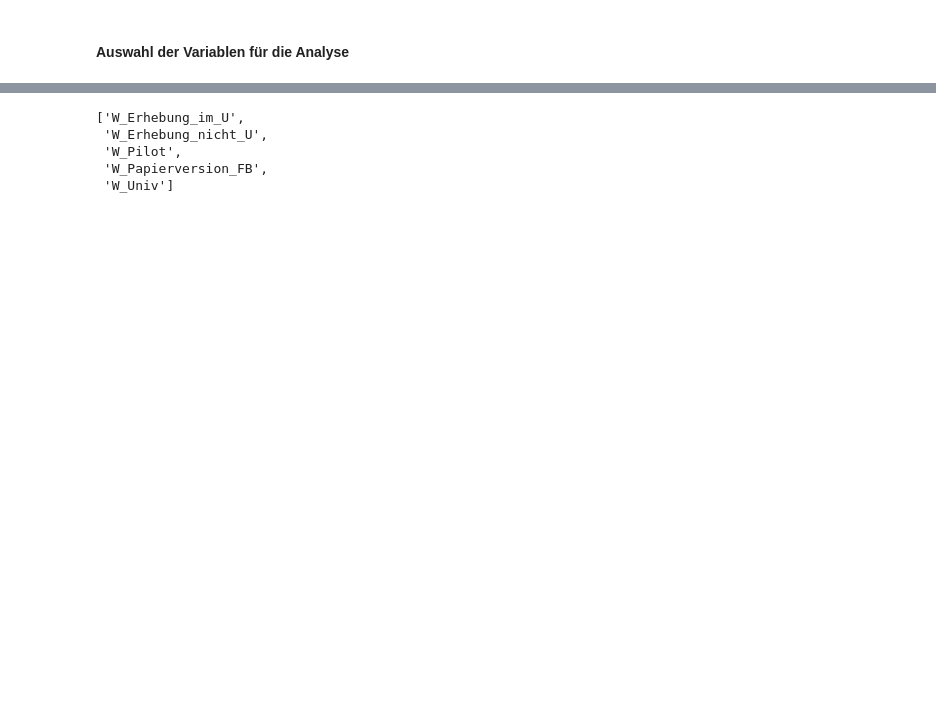
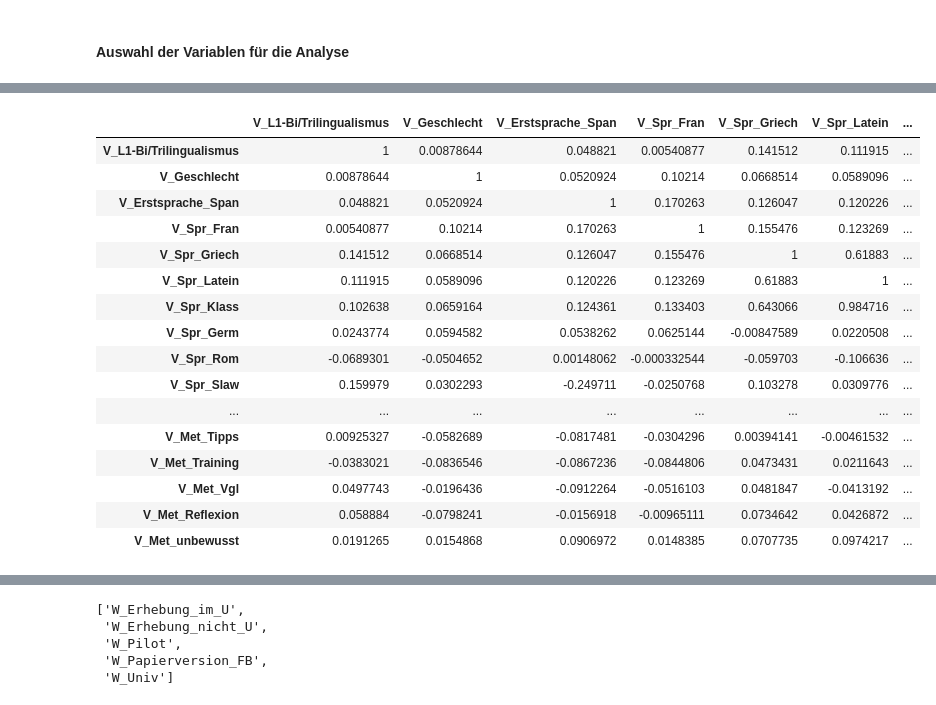
Before and after one commit to martinakienberger/Dissertation_LIS, a Jupyter notebook: Datenanalyse_Variablen.ipynb, the cells around one changed output, grey strips where cells are left out. Drawn from its saved outputs; the diff is of its cells as text; code cells hidden in the pictures; blank space fills up the shorter version.

```diff
--- a/Datenanalyse_Variablen.ipynb
+++ b/Datenanalyse_Variablen.ipynb
@@ -1239 +1217,28 @@ def df_spearman(data,lst):
+# %%
+Liste_Var1 = ['V_L1-Bi/Trilingualismus',
+ 'V_Geschlecht',
+ 'V_Erstsprache_Span',
+ 'V_Spr_Fran',
+ 'V_Spr_Griech',
+ 'V_Spr_Latein',
+    'V_Spr_Klass',
+ 'V_Spr_Germ',
+ 'V_Spr_Rom',
+ 'V_Spr_Slaw',
+ 'V_Spr_Asiat',
+ 'V_E_Schule_LL',
+ 'V_E_Schule_Eng',
+ 'V_E_Schule_Spr',
+ 'V_E_Univ_DK',
+ 'V_E_Univ_andere',
+ 'V_E_Sprachschule',
+ 'V_E_DK_aktuell',
+ 'V_E_Sozial',
+ 'V_E_autonom',
+ 'V_Met_Erkl',
+ 'V_Met_Tipps',
+ 'V_Met_Training',
+ 'V_Met_Vgl',
+ 'V_Met_Reflexion',
+ 'V_Met_unbewusst']
 # %%
@@ -1255,0 +1264,20 @@ Liste_Var.pop(7)
+# %%
+df_spearman(Daten,Liste_Var1)
+# %% [output]
+|  | V_L1-Bi/Trilingualismus | V_Geschlecht | V_Erstsprache_Span | V_Spr_Fran | V_Spr_Griech | V_Spr_Latein | ... |
+| V_L1-Bi/Trilingualismus | 1 | 0.00878644 | 0.048821 | 0.00540877 | 0.141512 | 0.111915 | ... |
+| V_Geschlecht | 0.00878644 | 1 | 0.0520924 | 0.10214 | 0.0668514 | 0.0589096 | ... |
+| V_Erstsprache_Span | 0.048821 | 0.0520924 | 1 | 0.170263 | 0.126047 | 0.120226 | ... |
+| V_Spr_Fran | 0.00540877 | 0.10214 | 0.170263 | 1 | 0.155476 | 0.123269 | ... |
+| V_Spr_Griech | 0.141512 | 0.0668514 | 0.126047 | 0.155476 | 1 | 0.61883 | ... |
+| V_Spr_Latein | 0.111915 | 0.0589096 | 0.120226 | 0.123269 | 0.61883 | 1 | ... |
+| V_Spr_Klass | 0.102638 | 0.0659164 | 0.124361 | 0.133403 | 0.643066 | 0.984716 | ... |
+| V_Spr_Germ | 0.0243774 | 0.0594582 | 0.0538262 | 0.0625144 | -0.00847589 | 0.0220508 | ... |
+| V_Spr_Rom | -0.0689301 | -0.0504652 | 0.00148062 | -0.000332544 | -0.059703 | -0.106636 | ... |
+| V_Spr_Slaw | 0.159979 | 0.0302293 | -0.249711 | -0.0250768 | 0.103278 | 0.0309776 | ... |
+| ... | ... | ... | ... | ... | ... | ... | ... |
+| V_Met_Tipps | 0.00925327 | -0.0582689 | -0.0817481 | -0.0304296 | 0.00394141 | -0.00461532 | ... |
+| V_Met_Training | -0.0383021 | -0.0836546 | -0.0867236 | -0.0844806 | 0.0473431 | 0.0211643 | ... |
+| V_Met_Vgl | 0.0497743 | -0.0196436 | -0.0912264 | -0.0516103 | 0.0481847 | -0.0413192 | ... |
+| V_Met_Reflexion | 0.058884 | -0.0798241 | -0.0156918 | -0.00965111 | 0.0734642 | 0.0426872 | ... |
+| V_Met_unbewusst | 0.0191265 | 0.0154868 | 0.0906972 | 0.0148385 | 0.0707735 | 0.0974217 | ... |
```
Also changed, not shown: parts of 18 cells of this notebook, 3 other files.
